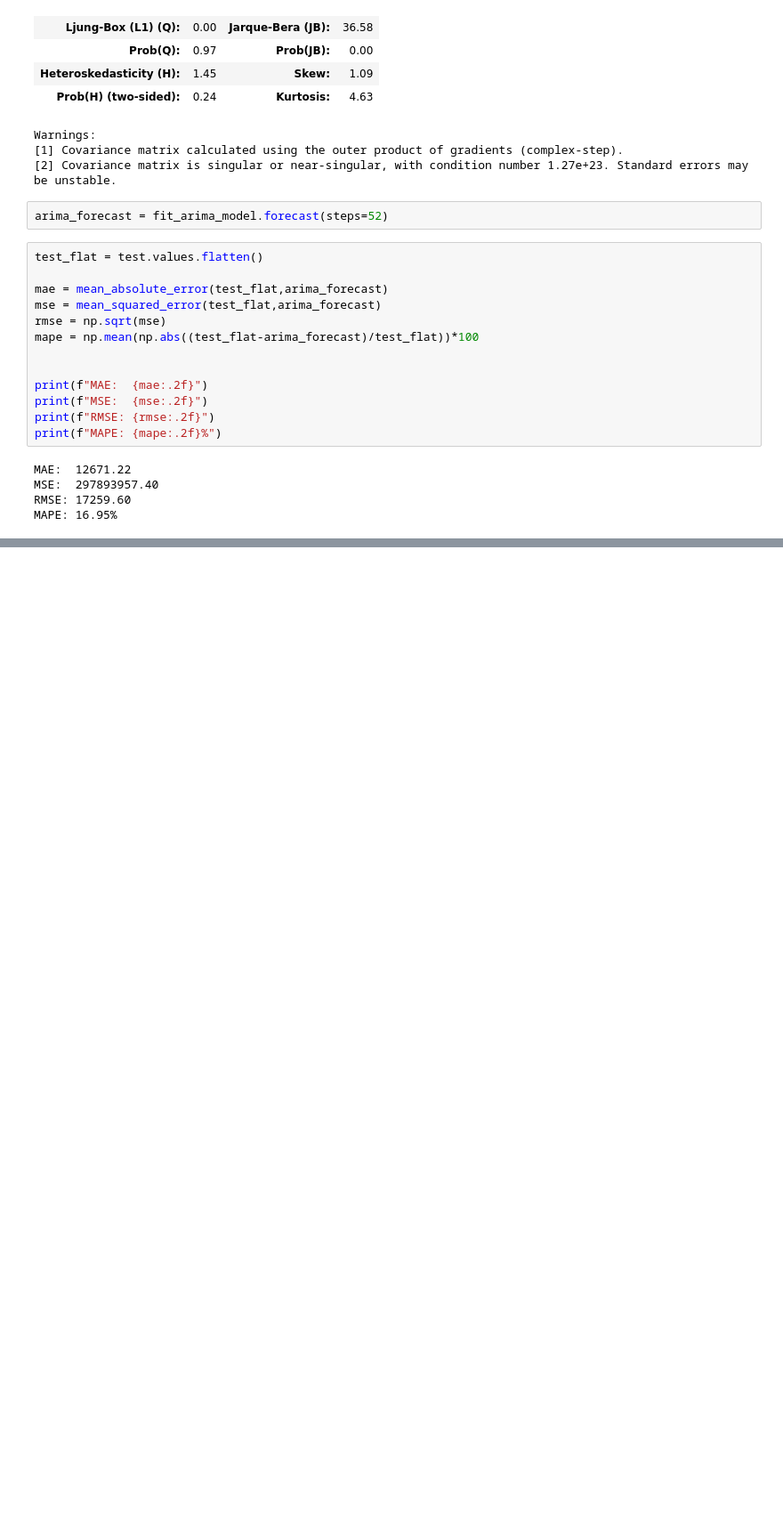
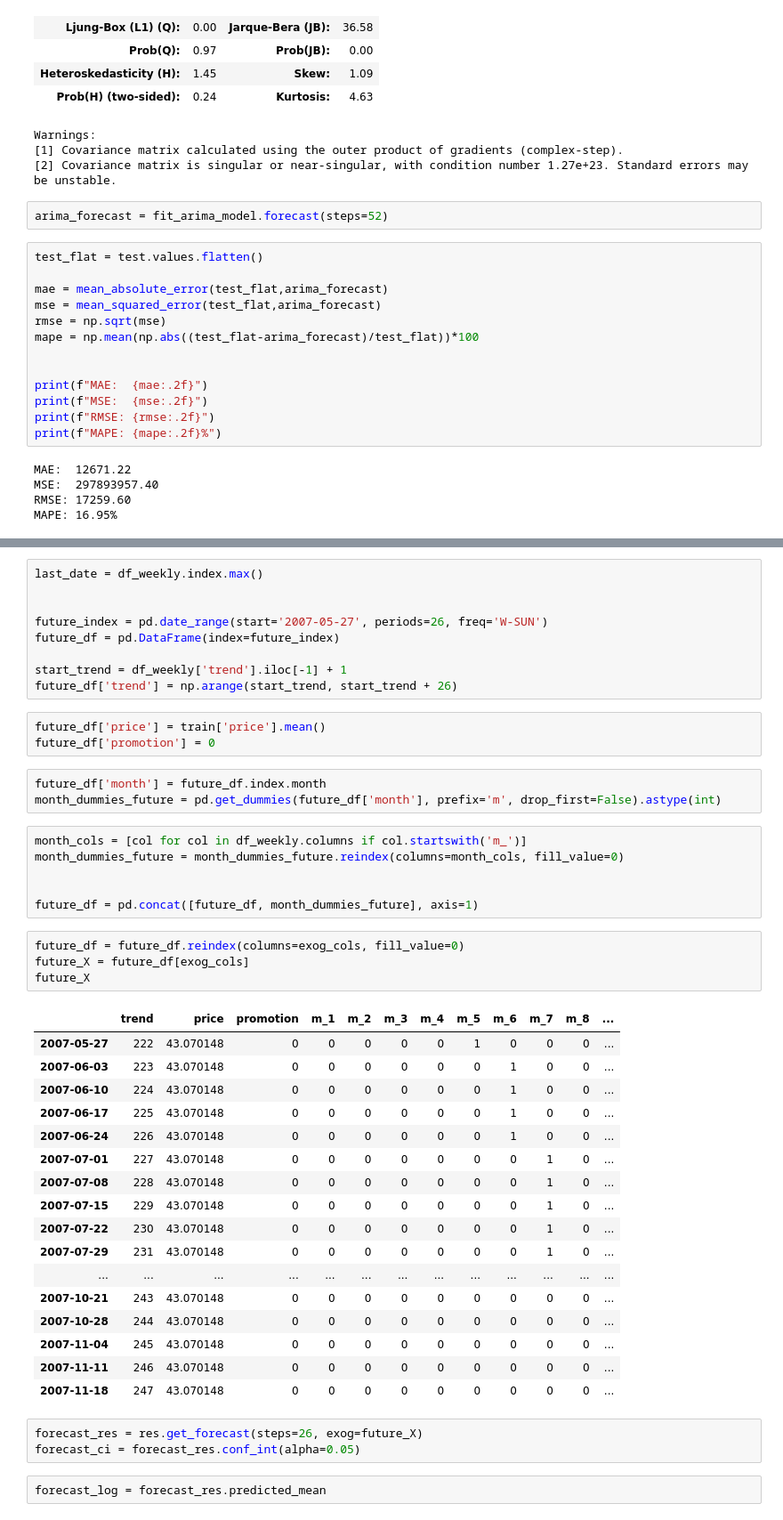
Before and after one commit to XlordPlay/alfa_test, a Jupyter notebook: task3/notebooks/time_series.ipynb, the cells around one changed output, grey strips where cells are left out. Shown at 89% size. Saved outputs shown, nothing was run; the diff lists cells and outputs as text; blank space fills up the shorter version.

```diff
--- a/task3/notebooks/time_series.ipynb
+++ b/task3/notebooks/time_series.ipynb
@@ -292,0 +397,48 @@ plt.show()
+# %%
+last_date = df_weekly.index.max()
+
+
+future_index = pd.date_range(start='2007-05-27', periods=26, freq='W-SUN')
+future_df = pd.DataFrame(index=future_index)
+
+start_trend = df_weekly['trend'].iloc[-1] + 1
+future_df['trend'] = np.arange(start_trend, start_trend + 26)
+# %%
+future_df['price'] = train['price'].mean()
+future_df['promotion'] = 0
+# %%
+future_df['month'] = future_df.index.month
+month_dummies_future = pd.get_dummies(future_df['month'], prefix='m', drop_first=False).astype(int)
+# %%
+month_cols = [col for col in df_weekly.columns if col.startswith('m_')]
+month_dummies_future = month_dummies_future.reindex(columns=month_cols, fill_value=0)
+
+
+future_df = pd.concat([future_df, month_dummies_future], axis=1)
+# %%
+future_df = future_df.reindex(columns=exog_cols, fill_value=0)
+future_X = future_df[exog_cols]
+future_X
+# %% [output]
+|  | trend | price | promotion | m_1 | m_2 | m_3 | m_4 | m_5 | m_6 | m_7 | m_8 | ... |
+| 2007-05-27 | 222 | 43.070148 | 0 | 0 | 0 | 0 | 0 | 1 | 0 | 0 | 0 | ... |
+| 2007-06-03 | 223 | 43.070148 | 0 | 0 | 0 | 0 | 0 | 0 | 1 | 0 | 0 | ... |
+| 2007-06-10 | 224 | 43.070148 | 0 | 0 | 0 | 0 | 0 | 0 | 1 | 0 | 0 | ... |
+| 2007-06-17 | 225 | 43.070148 | 0 | 0 | 0 | 0 | 0 | 0 | 1 | 0 | 0 | ... |
+| 2007-06-24 | 226 | 43.070148 | 0 | 0 | 0 | 0 | 0 | 0 | 1 | 0 | 0 | ... |
+| 2007-07-01 | 227 | 43.070148 | 0 | 0 | 0 | 0 | 0 | 0 | 0 | 1 | 0 | ... |
+| 2007-07-08 | 228 | 43.070148 | 0 | 0 | 0 | 0 | 0 | 0 | 0 | 1 | 0 | ... |
+| 2007-07-15 | 229 | 43.070148 | 0 | 0 | 0 | 0 | 0 | 0 | 0 | 1 | 0 | ... |
+| 2007-07-22 | 230 | 43.070148 | 0 | 0 | 0 | 0 | 0 | 0 | 0 | 1 | 0 | ... |
+| 2007-07-29 | 231 | 43.070148 | 0 | 0 | 0 | 0 | 0 | 0 | 0 | 1 | 0 | ... |
+| ... | ... | ... | ... | ... | ... | ... | ... | ... | ... | ... | ... | ... |
+| 2007-10-21 | 243 | 43.070148 | 0 | 0 | 0 | 0 | 0 | 0 | 0 | 0 | 0 | ... |
+| 2007-10-28 | 244 | 43.070148 | 0 | 0 | 0 | 0 | 0 | 0 | 0 | 0 | 0 | ... |
+| 2007-11-04 | 245 | 43.070148 | 0 | 0 | 0 | 0 | 0 | 0 | 0 | 0 | 0 | ... |
+| 2007-11-11 | 246 | 43.070148 | 0 | 0 | 0 | 0 | 0 | 0 | 0 | 0 | 0 | ... |
+| 2007-11-18 | 247 | 43.070148 | 0 | 0 | 0 | 0 | 0 | 0 | 0 | 0 | 0 | ... |
+# %%
+forecast_res = res.get_forecast(steps=26, exog=future_X)
+forecast_ci = forecast_res.conf_int(alpha=0.05)
+# %%
+forecast_log = forecast_res.predicted_mean
```
Also changed, not shown: parts of 21 cells of this notebook.
